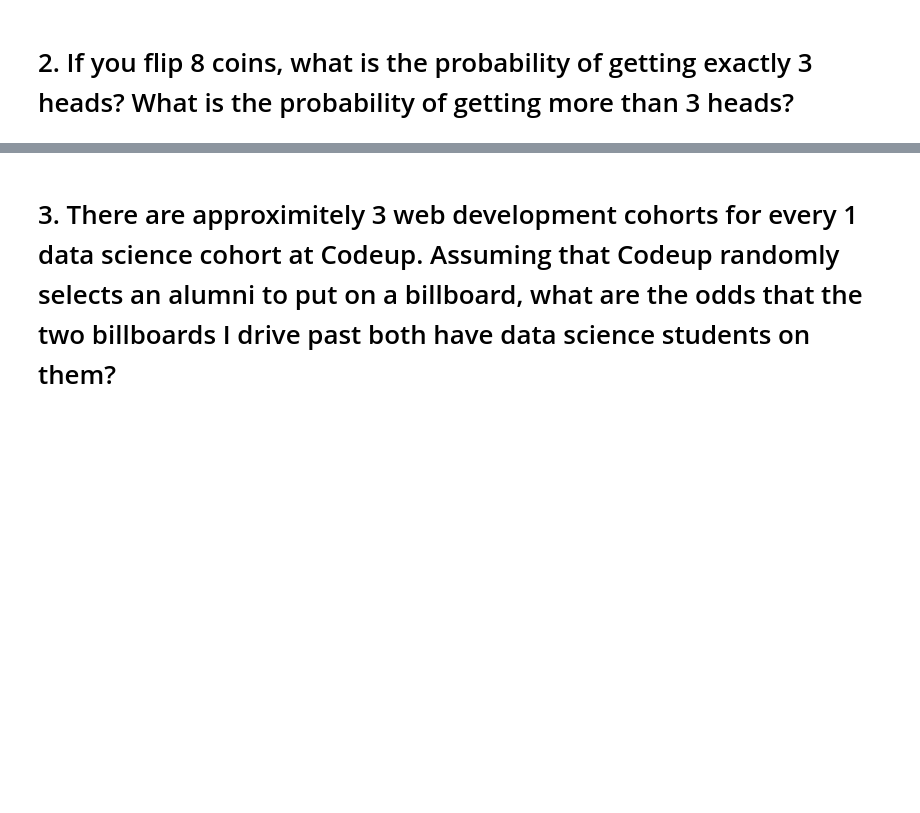
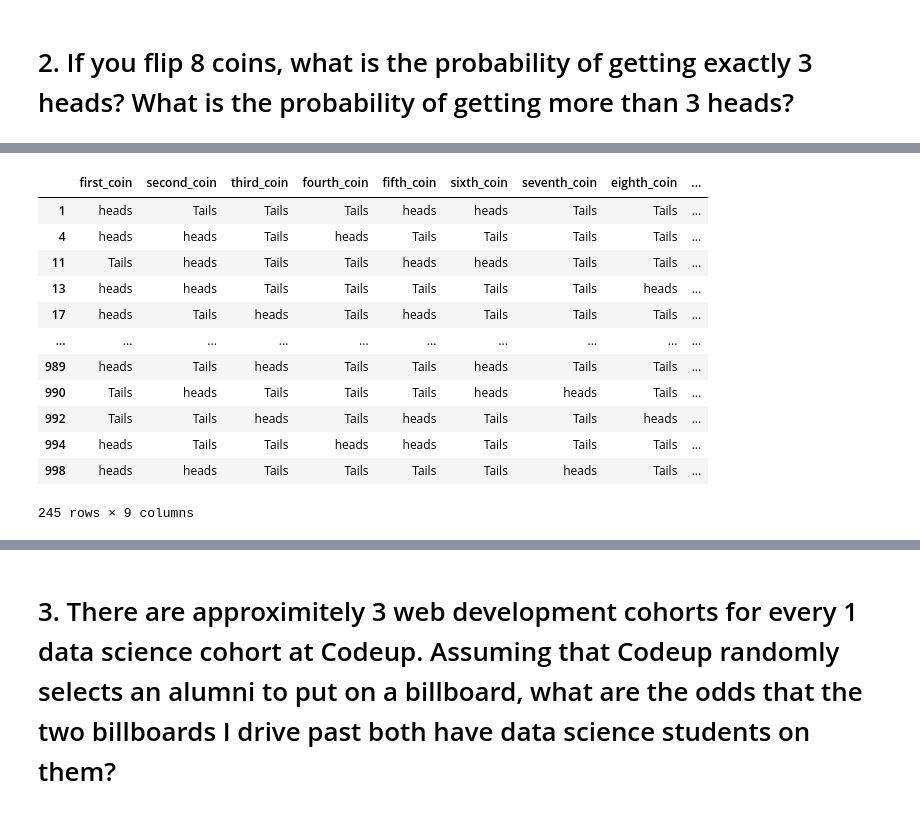
Before and after one commit to rajaramgautam/statistics-exercises, a Jupyter notebook: simulation.ipynb, the cells around one changed output, grey strips where cells are left out. Saved outputs shown, nothing was run; the diff lists cells and outputs as text; code cells hidden in the pictures; blank space fills up the shorter version.

```diff
--- a/simulation.ipynb
+++ b/simulation.ipynb
@@ -8,0 +168,17 @@
+# %%
+# flipping exactly three heads?
+flips[(flips.head_count == 3)]
+# %% [output]
+|  | first_coin | second_coin | third_coin | fourth_coin | fifth_coin | sixth_coin | seventh_coin | eighth_coin | ... |
+| 1 | heads | Tails | Tails | Tails | heads | heads | Tails | Tails | ... |
+| 4 | heads | heads | Tails | heads | Tails | Tails | Tails | Tails | ... |
+| 11 | Tails | heads | Tails | Tails | heads | heads | Tails | Tails | ... |
+| 13 | heads | heads | Tails | Tails | Tails | Tails | Tails | heads | ... |
+| 17 | heads | Tails | heads | Tails | heads | Tails | Tails | Tails | ... |
+| ... | ... | ... | ... | ... | ... | ... | ... | ... | ... |
+| 989 | heads | Tails | heads | Tails | Tails | heads | Tails | Tails | ... |
+| 990 | Tails | heads | Tails | Tails | Tails | heads | heads | Tails | ... |
+| 992 | Tails | Tails | heads | Tails | heads | Tails | Tails | heads | ... |
+| 994 | heads | Tails | Tails | heads | heads | Tails | Tails | Tails | ... |
+| 998 | heads | heads | Tails | Tails | Tails | Tails | heads | Tails | ... |
+245 rows × 9 columns
```
Also changed, not shown: parts of 55 cells of this notebook.
